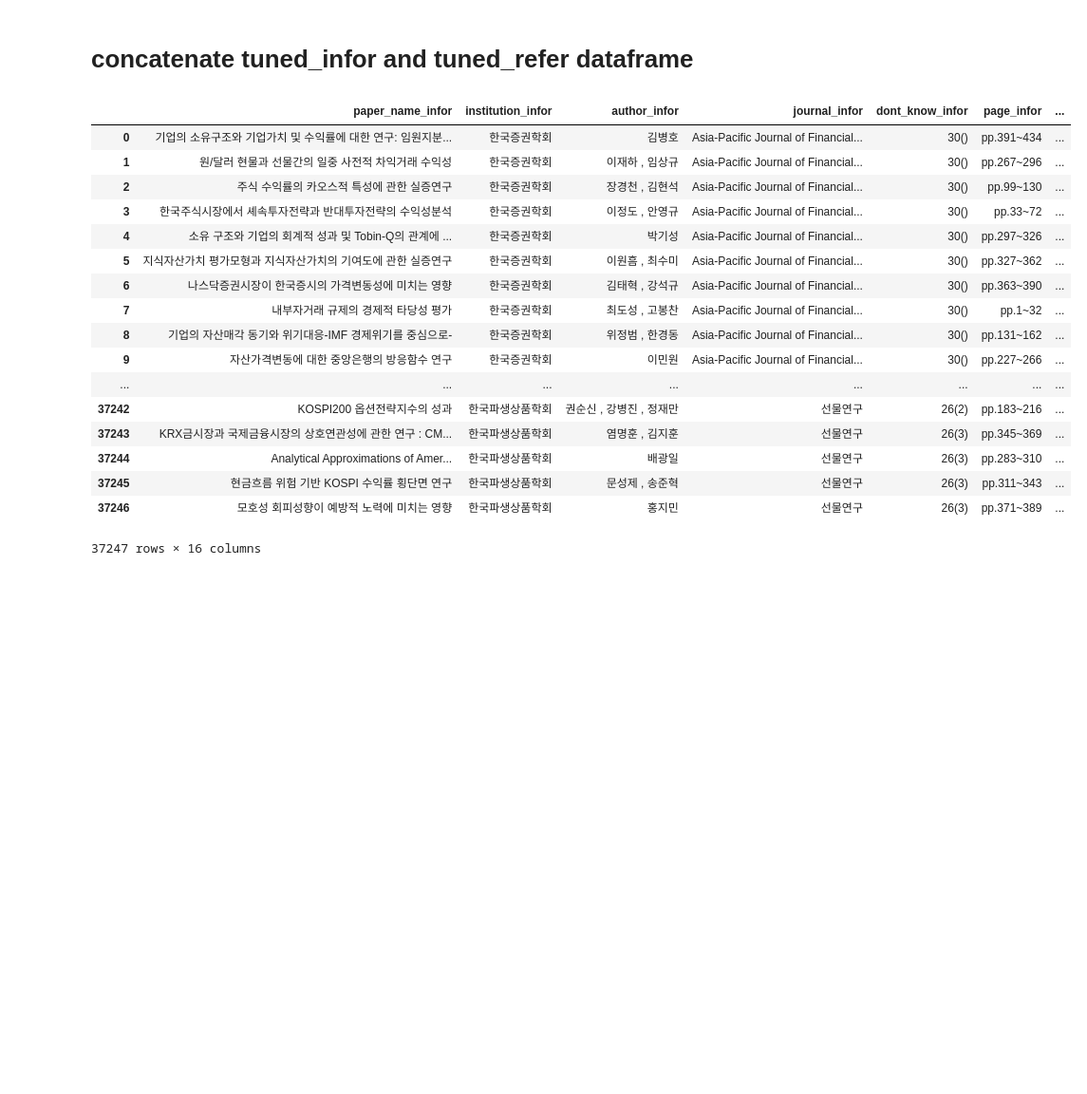
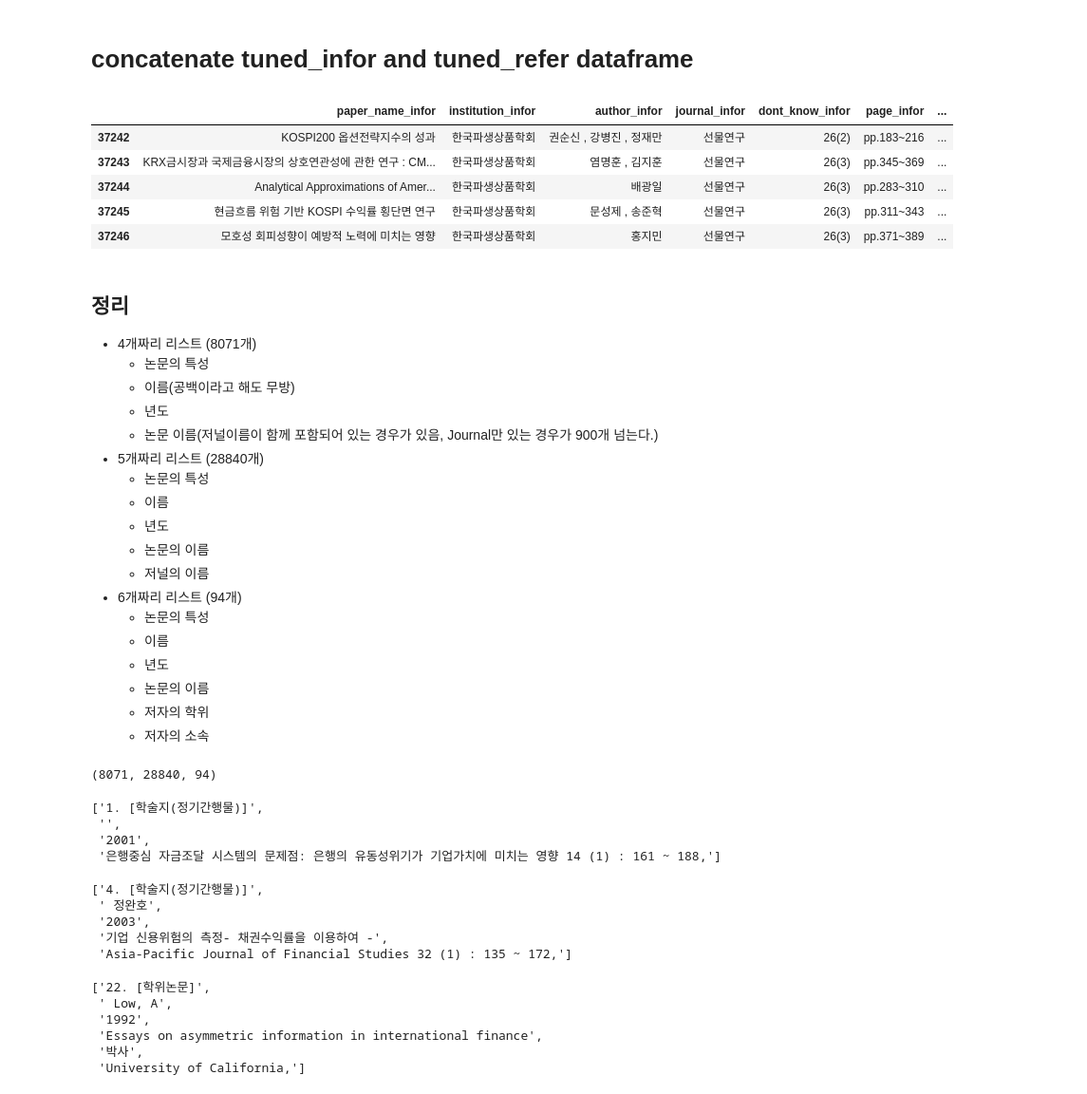
Before and after one commit to hskimim/Quantitative_Finance, a Jupyter notebook: SSU/finlab/extract_reference/New_Trial_1025/tuning_dataframe_with_references.ipynb, the cells around one changed output. Shown at 95% size. Saved outputs shown, nothing was run; the diff lists cells and outputs as text; code cells hidden in the pictures; blank space fills up the shorter version.

```diff
--- a/SSU/finlab/extract_reference/New_Trial_1025/tuning_dataframe_with_references.ipynb
+++ b/SSU/finlab/extract_reference/New_Trial_1025/tuning_dataframe_with_references.ipynb
@@ -886,23 +703,61 @@ df.columns = ['paper_name_infor', 'institution_infor', 'author_infor', 'journal_
 # %%
 df.to_csv('tuned_dataframe.csv',index=False)
 # %%
-df
+df.tail()
 # %% [output]
 |  | paper_name_infor | institution_infor | author_infor | journal_infor | dont_know_infor | page_infor | ... |
-| 0 | 기업의 소유구조와 기업가치 및 수익률에 대한 연구: 임원지분... | 한국증권학회 | 김병호 | Asia-Pacific Journal of Financial... | 30() | pp.391~434 | ... |
-| 1 | 원/달러 현물과 선물간의 일중 사전적 차익거래 수익성 | 한국증권학회 | 이재하 , 임상규 | Asia-Pacific Journal of Financial... | 30() | pp.267~296 | ... |
-| 2 | 주식 수익률의 카오스적 특성에 관한 실증연구 | 한국증권학회 | 장경천 , 김현석 | Asia-Pacific Journal of Financial... | 30() | pp.99~130 | ... |
-| 3 | 한국주식시장에서 셰속투자전략과 반대투자전략의 수익성분석 | 한국증권학회 | 이정도 , 안영규 | Asia-Pacific Journal of Financial... | 30() | pp.33~72 | ... |
-| 4 | 소유 구조와 기업의 회계적 성과 및 Tobin-Q의 관계에 ... | 한국증권학회 | 박기성 | Asia-Pacific Journal of Financial... | 30() | pp.297~326 | ... |
-| 5 | 지식자산가치 평가모형과 지식자산가치의 기여도에 관한 실증연구 | 한국증권학회 | 이원흠 , 최수미 | Asia-Pacific Journal of Financial... | 30() | pp.327~362 | ... |
-| 6 | 나스닥증권시장이 한국증시의 가격변동성에 미치는 영향 | 한국증권학회 | 김태혁 , 강석규 | Asia-Pacific Journal of Financial... | 30() | pp.363~390 | ... |
-| 7 | 내부자거래 규제의 경제적 타당성 평가 | 한국증권학회 | 최도성 , 고봉찬 | Asia-Pacific Journal of Financial... | 30() | pp.1~32 | ... |
-| 8 | 기업의 자산매각 동기와 위기대응-IMF 경제위기를 중심으로- | 한국증권학회 | 위정범 , 한경동 | Asia-Pacific Journal of Financial... | 30() | pp.131~162 | ... |
-| 9 | 자산가격변동에 대한 중앙은행의 방응함수 연구 | 한국증권학회 | 이민원 | Asia-Pacific Journal of Financial... | 30() | pp.227~266 | ... |
-| ... | ... | ... | ... | ... | ... | ... | ... |
 | 37242 | KOSPI200 옵션전략지수의 성과 | 한국파생상품학회 | 권순신 , 강병진 , 정재만 | 선물연구 | 26(2) | pp.183~216 | ... |
 | 37243 | KRX금시장과 국제금융시장의 상호연관성에 관한 연구 : CM... | 한국파생상품학회 | 염명훈 , 김지훈 | 선물연구 | 26(3) | pp.345~369 | ... |
 | 37244 | Analytical Approximations of Amer... | 한국파생상품학회 | 배광일 | 선물연구 | 26(3) | pp.283~310 | ... |
 | 37245 | 현금흐름 위험 기반 KOSPI 수익률 횡단면 연구 | 한국파생상품학회 | 문성제 , 송준혁 | 선물연구 | 26(3) | pp.311~343 | ... |
 | 37246 | 모호성 회피성향이 예방적 노력에 미치는 영향 | 한국파생상품학회 | 홍지민 | 선물연구 | 26(3) | pp.371~389 | ... |
-37247 rows × 16 columns
+# %% [markdown]
+## 정리
+- 4개짜리 리스트 (8071개)
+    - 논문의 특성
+    - 이름(공백이라고 해도 무방)
+    - 년도
+    - 논문 이름(저널이름이 함께 포함되어 있는 경우가 있음, Journal만 있는 경우가 900개 넘는다.)
+- 5개짜리 리스트 (28840개)
+    - 논문의 특성
+    - 이름
+    - 년도
+    - 논문의 이름
+    - 저널의 이름
+- 6개짜리 리스트 (94개)
+    - 논문의 특성
+    - 이름
+    - 년도
+    - 논문의 이름
+    - 저자의 학위
+    - 저자의 소속
+# %%
+(len([i for i in tuned_new_refer if len(i) == 4]),
+len([i for i in tuned_new_refer if len(i) == 5]),
+len([i for i in tuned_new_refer if len(i) == 6]))
+# %% [output]
+(8071, 28840, 94)
+# %%
+[i for i in tuned_new_refer if len(i) == 4][0]
+# %% [output]
+['1. [학술지(정기간행물)]',
+ '',
+ '2001',
+ '은행중심 자금조달 시스템의 문제점: 은행의 유동성위기가 기업가치에 미치는 영향 14 (1) : 161 ~ 188,']
+# %%
+[i for i in tuned_new_refer if len(i) == 5][0]
+# %% [output]
+['4. [학술지(정기간행물)]',
+ ' 정완호',
+ '2003',
+ '기업 신용위험의 측정- 채권수익률을 이용하여 -',
+ 'Asia-Pacific Journal of Financial Studies 32 (1) : 135 ~ 172,']
+# %%
+[i for i in tuned_new_refer if len(i) == 6][0]
+# %% [output]
+['22. [학위논문]',
+ ' Low, A',
+ '1992',
+ 'Essays on asymmetric information in international finance',
+ '박사',
+ 'University of California,']
```
Also changed, not shown: parts of 33 cells of this notebook.
